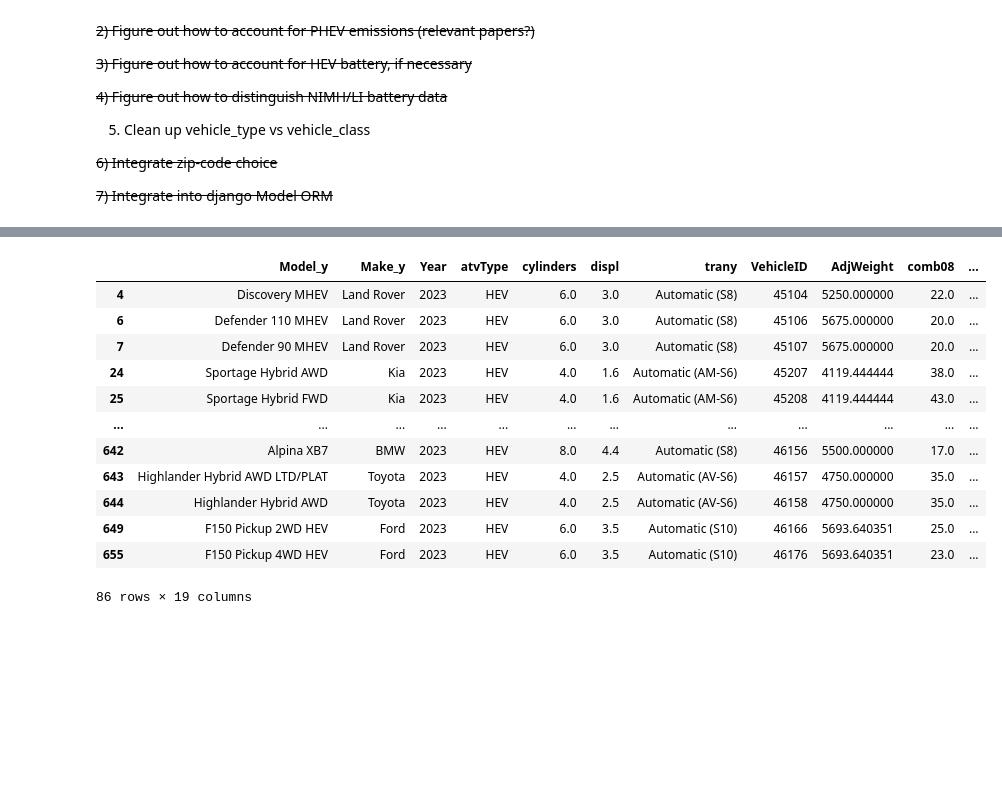
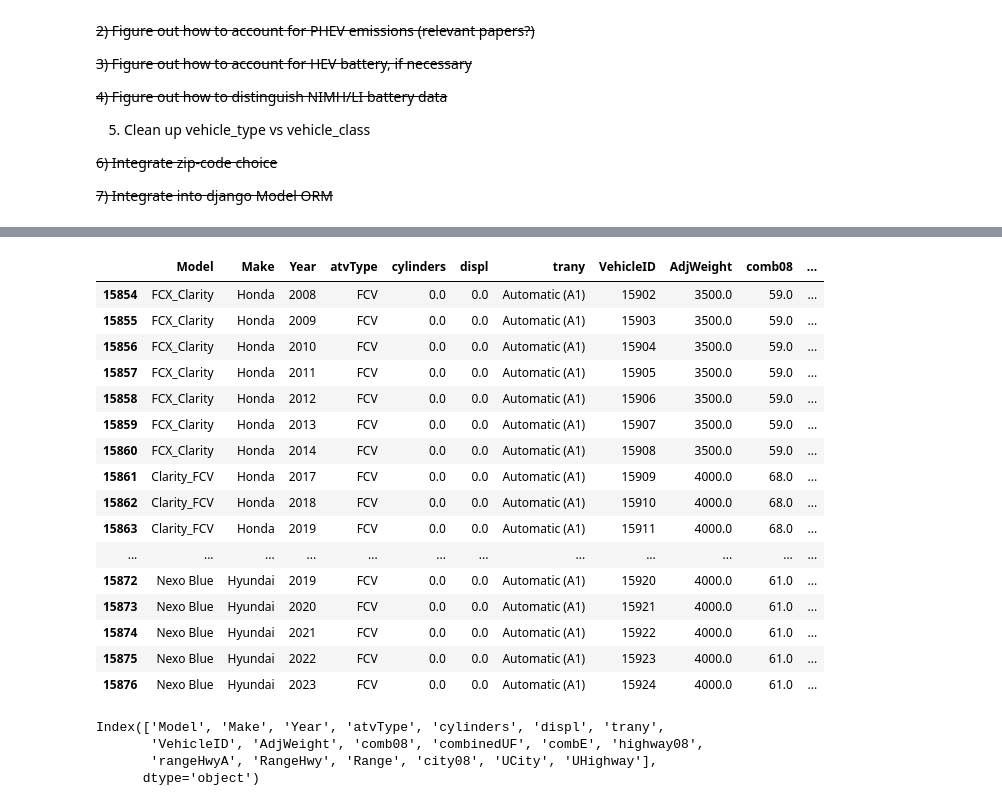
Before and after one commit to EEE-Capstone/MIMS-Capstone, a Jupyter notebook: Backend/vehicle_emissions_join.ipynb, the cells around one changed output, grey strips where cells are left out. Saved outputs shown, nothing was run; the diff lists cells and outputs as text; code cells hidden in the pictures; blank space fills up the shorter version.

```diff
--- a/Backend/vehicle_emissions_join.ipynb
+++ b/Backend/vehicle_emissions_join.ipynb
@@ -34,7 +55,7 @@ import string
 # %%
 ## load in data
 ## need vehicle data, emissions weightings/intensities by vehicle, zip data
-vehicle_data = pd.read_csv("/Users/josheverts/MIMS-Capstone/Data/adj_weight_data_join.csv")
+vehicle_data = pd.read_csv("/Users/josheverts/MIMS-Capstone/Data/adj_weight_data_join_2000-2023.csv")
 subregion_emissions = pd.read_csv("/Users/josheverts/MIMS-Capstone/Data/subregion_emissions.csv")
 
 ## embodied emissions data (includes both weightings and intensities in the same table)
@@ -53,21 +74,25 @@ LI_emissions_data.to_csv("/Users/josheverts/MIMS-Capstone/Data/emissions_factor_
 NIMH_emissions_data.to_csv("/Users/josheverts/MIMS-Capstone/Data/emissions_factor_NIMH.csv", index = False)
 vehicle_emissions_data.to_csv("/Users/josheverts/MIMS-Capstone/Data/emissions_factor_vehicle.csv", index = False)
 # %%
-vehicle_data[vehicle_data['atvType'] == 'HEV']
+vehicle_data[vehicle_data['atvType'] == 'FCV']
 # %% [output]
-|  | Model_y | Make_y | Year | atvType | cylinders | displ | trany | VehicleID | AdjWeight | comb08 | ... |
-| 4 | Discovery MHEV | Land Rover | 2023 | HEV | 6.0 | 3.0 | Automatic (S8) | 45104 | 5250.000000 | 22.0 | ... |
-| 6 | Defender 110 MHEV | Land Rover | 2023 | HEV | 6.0 | 3.0 | Automatic (S8) | 45106 | 5675.000000 | 20.0 | ... |
-| 7 | Defender 90 MHEV | Land Rover | 2023 | HEV | 6.0 | 3.0 | Automatic (S8) | 45107 | 5675.000000 | 20.0 | ... |
-| 24 | Sportage Hybrid AWD | Kia | 2023 | HEV | 4.0 | 1.6 | Automatic (AM-S6) | 45207 | 4119.444444 | 38.0 | ... |
-| 25 | Sportage Hybrid FWD | Kia | 2023 | HEV | 4.0 | 1.6 | Automatic (AM-S6) | 45208 | 4119.444444 | 43.0 | ... |
+|  | Model | Make | Year | atvType | cylinders | displ | trany | VehicleID | AdjWeight | comb08 | ... |
+| 15854 | FCX_Clarity | Honda | 2008 | FCV | 0.0 | 0.0 | Automatic (A1) | 15902 | 3500.0 | 59.0 | ... |
+| 15855 | FCX_Clarity | Honda | 2009 | FCV | 0.0 | 0.0 | Automatic (A1) | 15903 | 3500.0 | 59.0 | ... |
+| 15856 | FCX_Clarity | Honda | 2010 | FCV | 0.0 | 0.0 | Automatic (A1) | 15904 | 3500.0 | 59.0 | ... |
+| 15857 | FCX_Clarity | Honda | 2011 | FCV | 0.0 | 0.0 | Automatic (A1) | 15905 | 3500.0 | 59.0 | ... |
+| 15858 | FCX_Clarity | Honda | 2012 | FCV | 0.0 | 0.0 | Automatic (A1) | 15906 | 3500.0 | 59.0 | ... |
+| 15859 | FCX_Clarity | Honda | 2013 | FCV | 0.0 | 0.0 | Automatic (A1) | 15907 | 3500.0 | 59.0 | ... |
+| 15860 | FCX_Clarity | Honda | 2014 | FCV | 0.0 | 0.0 | Automatic (A1) | 15908 | 3500.0 | 59.0 | ... |
+| 15861 | Clarity_FCV | Honda | 2017 | FCV | 0.0 | 0.0 | Automatic (A1) | 15909 | 4000.0 | 68.0 | ... |
+| 15862 | Clarity_FCV | Honda | 2018 | FCV | 0.0 | 0.0 | Automatic (A1) | 15910 | 4000.0 | 68.0 | ... |
+| 15863 | Clarity_FCV | Honda | 2019 | FCV | 0.0 | 0.0 | Automatic (A1) | 15911 | 4000.0 | 68.0 | ... |
 | ... | ... | ... | ... | ... | ... | ... | ... | ... | ... | ... | ... |
-| 642 | Alpina XB7 | BMW | 2023 | HEV | 8.0 | 4.4 | Automatic (S8) | 46156 | 5500.000000 | 17.0 | ... |
-| 643 | Highlander Hybrid AWD LTD/PLAT | Toyota | 2023 | HEV | 4.0 | 2.5 | Automatic (AV-S6) | 46157 | 4750.000000 | 35.0 | ... |
-| 644 | Highlander Hybrid AWD | Toyota | 2023 | HEV | 4.0 | 2.5 | Automatic (AV-S6) | 46158 | 4750.000000 | 35.0 | ... |
-| 649 | F150 Pickup 2WD HEV | Ford | 2023 | HEV | 6.0 | 3.5 | Automatic (S10) | 46166 | 5693.640351 | 25.0 | ... |
-| 655 | F150 Pickup 4WD HEV | Ford | 2023 | HEV | 6.0 | 3.5 | Automatic (S10) | 46176 | 5693.640351 | 23.0 | ... |
+| 15872 | Nexo Blue | Hyundai | 2019 | FCV | 0.0 | 0.0 | Automatic (A1) | 15920 | 4000.0 | 61.0 | ... |
+| 15873 | Nexo Blue | Hyundai | 2020 | FCV | 0.0 | 0.0 | Automatic (A1) | 15921 | 4000.0 | 61.0 | ... |
+| 15874 | Nexo Blue | Hyundai | 2021 | FCV | 0.0 | 0.0 | Automatic (A1) | 15922 | 4000.0 | 61.0 | ... |
+| 15875 | Nexo Blue | Hyundai | 2022 | FCV | 0.0 | 0.0 | Automatic (A1) | 15923 | 4000.0 | 61.0 | ... |
+| 15876 | Nexo Blue | Hyundai | 2023 | FCV | 0.0 | 0.0 | Automatic (A1) | 15924 | 4000.0 | 61.0 | ... |
-86 rows × 19 columns
 # %%
 ## first average subregion emissions (use CO2e)
 ## in this table, values are in lbs/MWh
@@ -333,6 +360,13 @@ def process_vehicle(Vehicle, Manufacturing, LI_Battery, NIMH_Battery, emissions_
 ## for ICE vehicles, use mpge*cabon_intensity_petrol
 ## for EVs, use average grid mix intensity
 ## for PHEVs, use mpge*carbon_intensity_petrol, assume combined cycle driving
+# %%
+vehicle_data.columns
+# %% [output]
+Index(['Model', 'Make', 'Year', 'atvType', 'cylinders', 'displ', 'trany',
+       'VehicleID', 'AdjWeight', 'comb08', 'combinedUF', 'combE', 'highway08',
+       'rangeHwyA', 'RangeHwy', 'Range', 'city08', 'UCity', 'UHighway'],
+      dtype='object')
 # %%
 ## CO2e calculation
 ## for CO2e we use CO2, CH4, N2O
```
Also changed, not shown: parts of 15 cells of this notebook.
